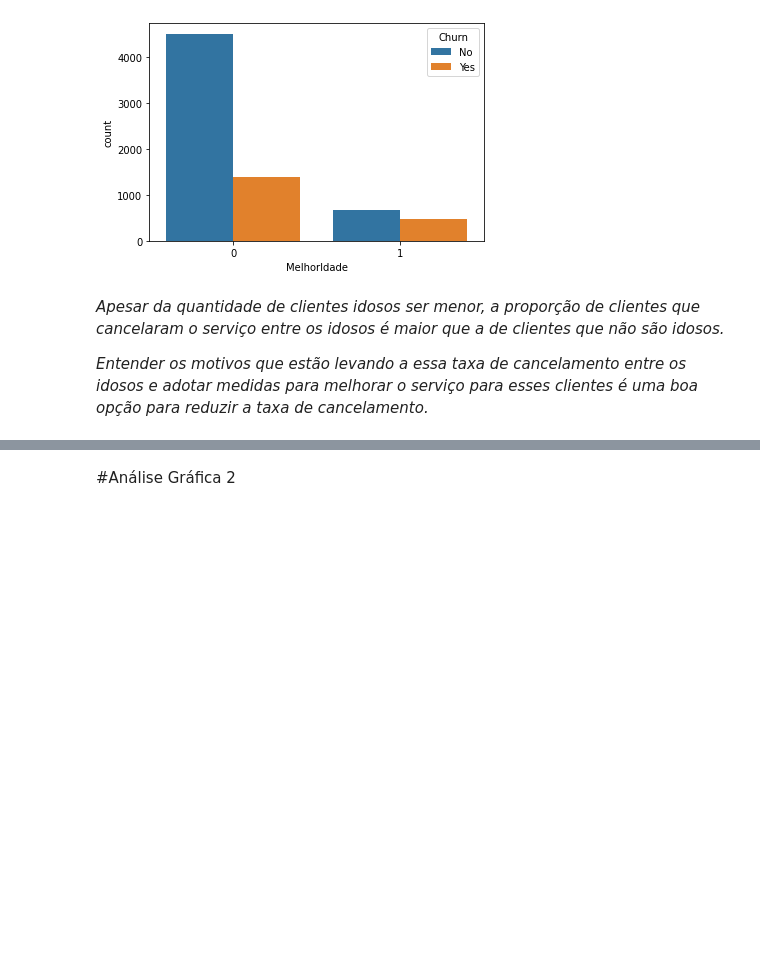
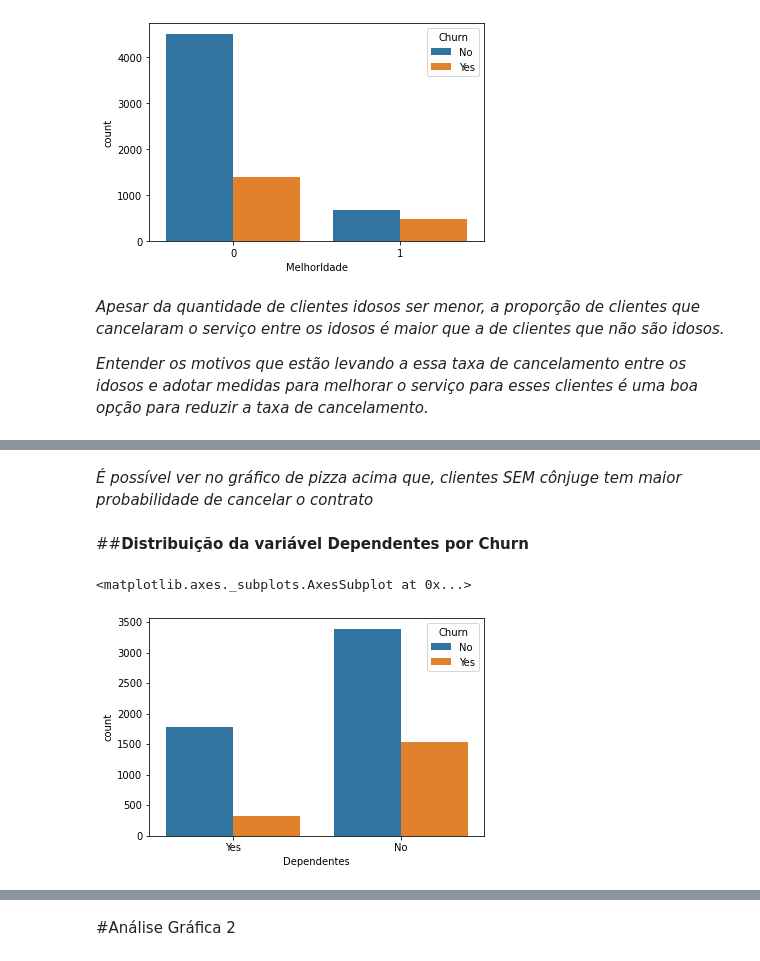
Before and after one commit to marcelo559/Alura_Challenge_DS_Voz, a Jupyter notebook: Analise-Semana-2.ipynb, the cells around one changed output, grey strips where cells are left out. Cells and saved outputs as stored; diff of their text form; code cells hidden in the pictures; blank space fills up the shorter version.

```diff
--- a/Analise-Semana-2.ipynb
+++ b/Analise-Semana-2.ipynb
@@ -183,0 +226,11 @@ sns.countplot(x='MelhorIdade',data=data,hue='Churn')
+# %% [markdown]
+*É possível ver no gráfico de pizza acima que, clientes SEM cônjuge tem maior probabilidade de cancelar o contrato*
+# %% [markdown]
+##**Distribuição da variável Dependentes por Churn**
+# %%
+# Plotando o gráfico dos clientes com e sem conjuge por churn
+
+sns.countplot(x='Dependentes',data=data,hue='Churn')
+# %% [output]
+<matplotlib.axes._subplots.AxesSubplot at 0x...>
+[figure, added]
```
Also changed, not shown: parts of 29 cells of this notebook.
